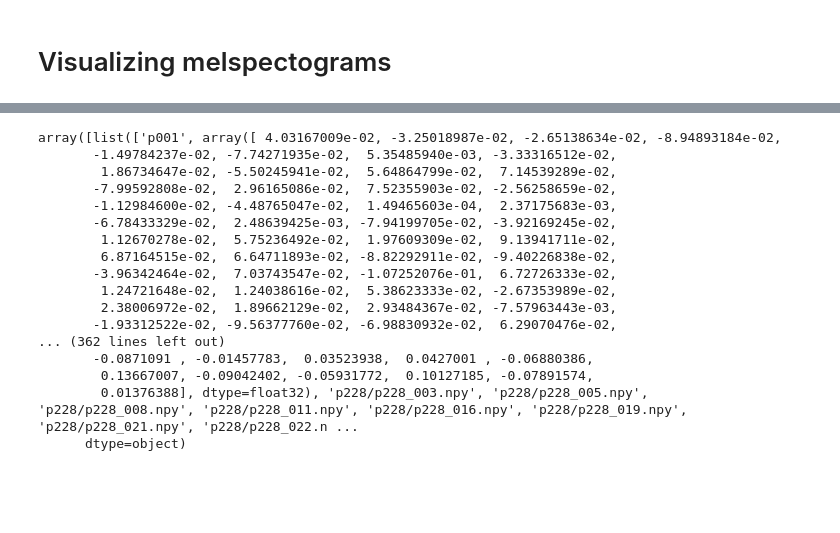
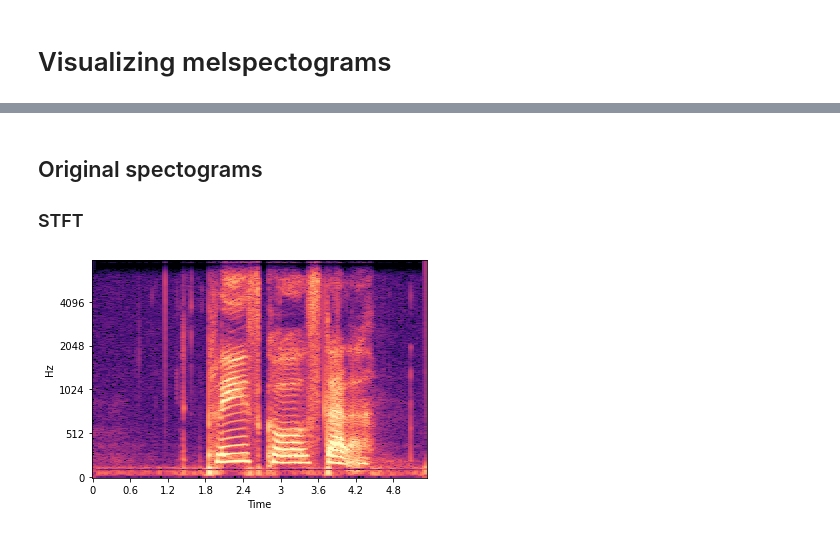
Before and after one commit to sebakeaaen/autovc, a Jupyter notebook: visualize_melspect.ipynb, the cells around one changed output, grey strips where cells are left out. Saved outputs shown, nothing was run; the diff lists cells and outputs as text; code cells hidden in the pictures; blank space fills up the shorter version.

Commit message:
see visualize melspects notebook

```diff
--- a/visualize_melspect.ipynb
+++ b/visualize_melspect.ipynb
@@ -182,20 +9,36 @@ array(['p225',
-# %%
-x_numpy
-# %% [output]
-array([list(['p001', array([ 4.03167009e-02, -3.25018987e-02, -2.65138634e-02, -8.94893184e-02,
-       -1.49784237e-02, -7.74271935e-02,  5.35485940e-03, -3.33316512e-02,
-        1.86734647e-02, -5.50245941e-02,  5.64864799e-02,  7.14539289e-02,
-       -7.99592808e-02,  2.96165086e-02,  7.52355903e-02, -2.56258659e-02,
-       -1.12984600e-02, -4.48765047e-02,  1.49465603e-04,  2.37175683e-03,
-       -6.78433329e-02,  2.48639425e-03, -7.94199705e-02, -3.92169245e-02,
-        1.12670278e-02,  5.75236492e-02,  1.97609309e-02,  9.13941711e-02,
-        6.87164515e-02,  6.64711893e-02, -8.82292911e-02, -9.40226838e-02,
-       -3.96342464e-02,  7.03743547e-02, -1.07252076e-01,  6.72726333e-02,
-        1.24721648e-02,  1.24038616e-02,  5.38623333e-02, -2.67353989e-02,
-        2.38006972e-02,  1.89662129e-02,  2.93484367e-02, -7.57963443e-03,
-       -1.93312522e-02, -9.56377760e-02, -6.98830932e-02,  6.29070476e-02,
-... (362 lines left out)
-       -0.0871091 , -0.01457783,  0.03523938,  0.0427001 , -0.06880386,
-        0.13667007, -0.09042402, -0.05931772,  0.10127185, -0.07891574,
-        0.01376388], dtype=float32), 'p228/p228_003.npy', 'p228/p228_005.npy', 'p228/p228_008.npy', 'p228/p228_011.npy', 'p228/p228_016.npy', 'p228/p228_019.npy', 'p228/p228_021.npy', 'p228/p228_022.n ...
-      dtype=object)
+# %% [markdown]
+## Original spectograms
+
+### STFT
+# %%
+sub_org = 'p228'
+sentence_org = '001' # OBS! all metadatafiles only contain first sentence.. we want to check conversion for different sentences to make to content encoder works
+
+sub_trg = 'p227'
+sentence_trg = '001' # OBS! all metadatafiles only contain first sentence.. we want to check conversion for different sentences to make to content encoder works
+
+stft_org = np.load('/work3/dgro/VCTK-Corpus-0/stft/'+sub_org+'/'+sub_org+'_'+sentence_org+'_mic2.npy')
+stft_trg = np.load('/work3/dgro/VCTK-Corpus-0/stft/'+sub_trg+'/'+sub_trg+'_'+sentence_trg+'_mic2.npy')
+
+# STFT
+display.specshow(
+    stft_org.T * 100 - 100,
+    y_axis="fft",
+    x_axis="time",
+    fmin=90,
+    fmax=7_600,
+    sr=16_000,
+)
+plt.savefig('stftorg_'+sub_org+'_'+sentence_org+'.pdf')
+
+display.specshow(
+    stft_org.T * 100 - 100,
+    y_axis="mel",
+    x_axis="time",
+    fmin=90,
+    fmax=7_600,
+    sr=16_000,
+)
+plt.savefig('stfttrg_'+sub_trg+'_'+sentence_trg+'.pdf')
+# %% [output]
+[figure, added]
```
Also changed, not shown: parts of 25 cells of this notebook, 5 other files.
